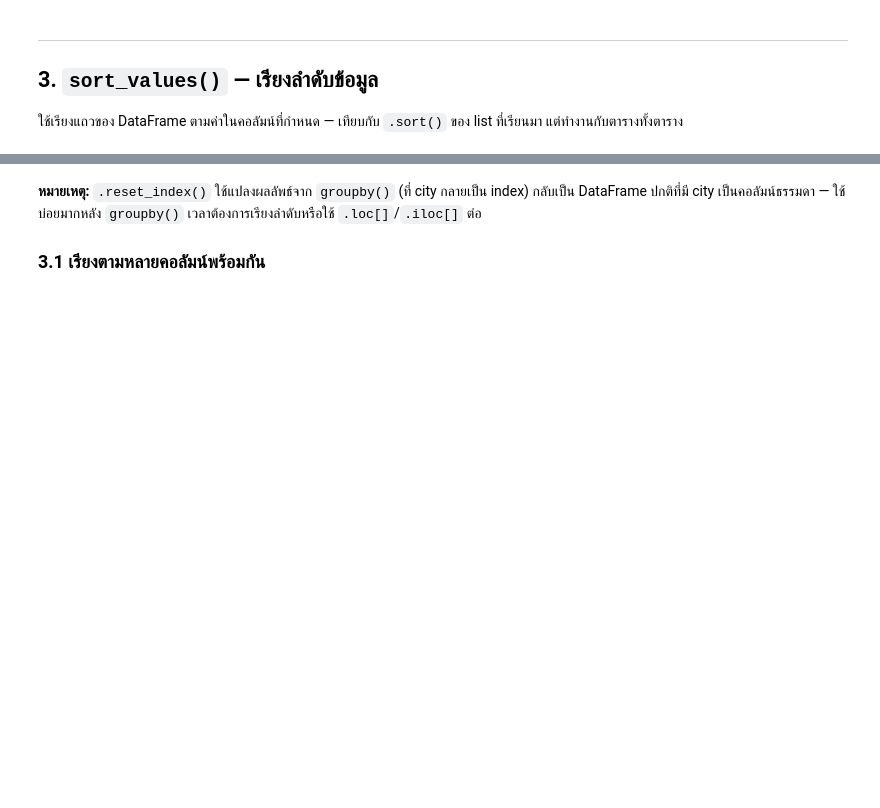
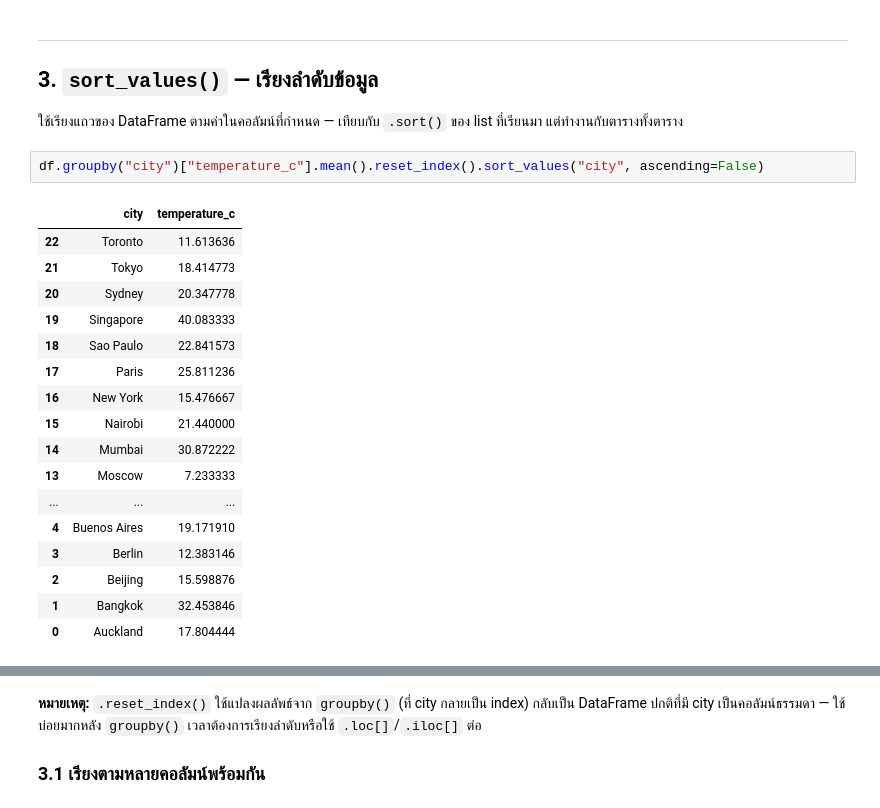
Before and after one commit to phatchariya202/683020589-0_Phatchariya, a Jupyter notebook: Module-A-Notebooks/SC612104_Session09_Pandas_Advanced.ipynb, the cells around one changed output, grey strips where cells are left out. Saved outputs shown, nothing was run; the diff lists cells and outputs as text; blank space fills up the shorter version.

```diff
--- a/Module-A-Notebooks/SC612104_Session09_Pandas_Advanced.ipynb
+++ b/Module-A-Notebooks/SC612104_Session09_Pandas_Advanced.ipynb
@@ -146,6 +300,26 @@ print(summary.head(10))
 ## 3. `sort_values()` — เรียงลำดับข้อมูล
 
 ใช้เรียงแถวของ DataFrame ตามค่าในคอลัมน์ที่กำหนด — เทียบกับ `.sort()` ของ list ที่เรียนมา แต่ทำงานกับตารางทั้งตาราง
+# %%
+df.groupby("city")["temperature_c"].mean().reset_index().sort_values("city", ascending=False)
+# %% [output]
+|  | city | temperature_c |
+| 22 | Toronto | 11.613636 |
+| 21 | Tokyo | 18.414773 |
+| 20 | Sydney | 20.347778 |
+| 19 | Singapore | 40.083333 |
+| 18 | Sao Paulo | 22.841573 |
+| 17 | Paris | 25.811236 |
+| 16 | New York | 15.476667 |
+| 15 | Nairobi | 21.440000 |
+| 14 | Mumbai | 30.872222 |
+| 13 | Moscow | 7.233333 |
+| ... | ... | ... |
+| 4 | Buenos Aires | 19.171910 |
+| 3 | Berlin | 12.383146 |
+| 2 | Beijing | 15.598876 |
+| 1 | Bangkok | 32.453846 |
+| 0 | Auckland | 17.804444 |
 # %%
 # เรียงเมืองตามอุณหภูมิเฉลี่ย จากน้อยไปมาก (default)
 city_avg = df.groupby("city")["temperature_c"].mean().reset_index()
```
Also changed, not shown: parts of 25 cells of this notebook.
